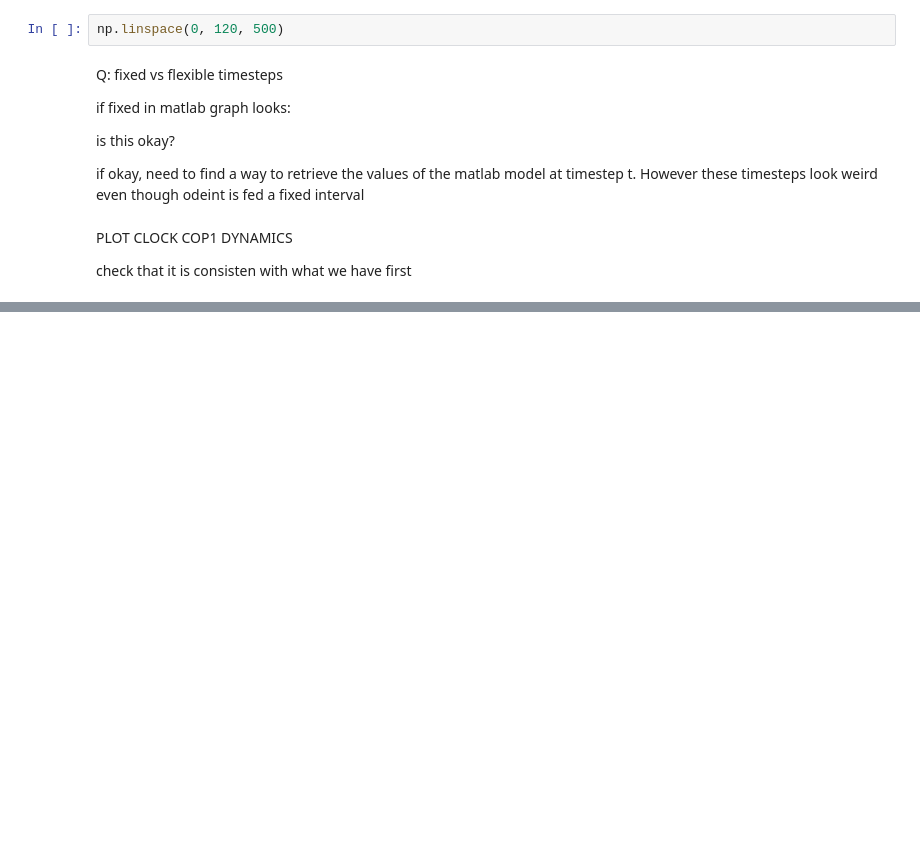
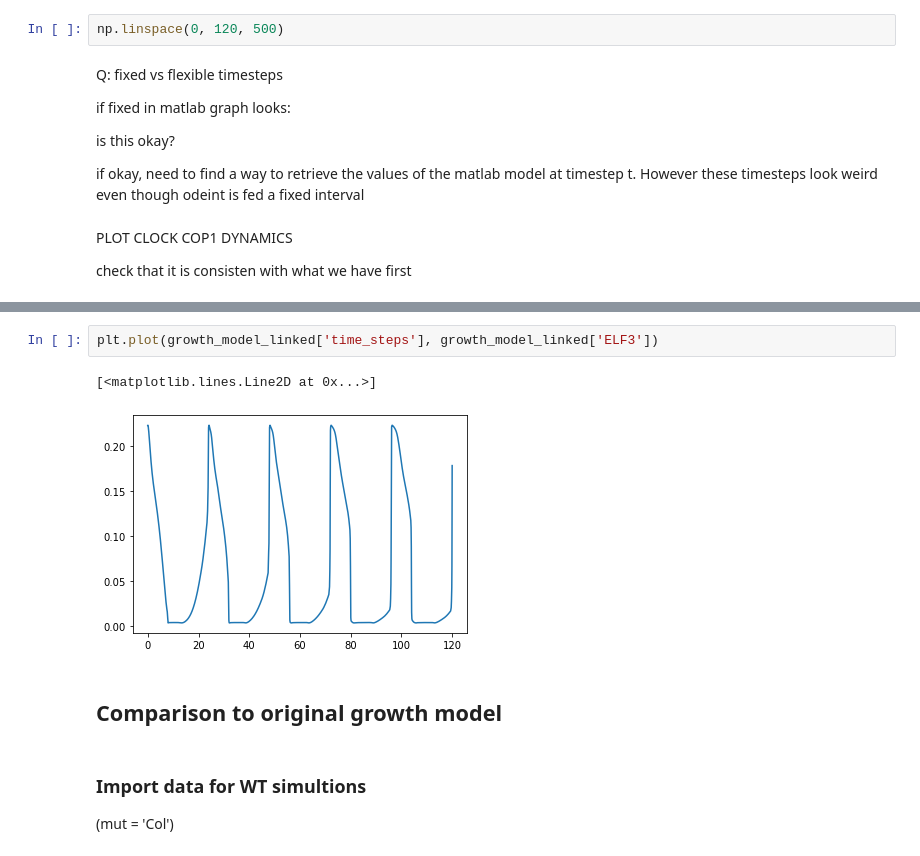
Before and after one commit to cbantock/arabidopsis_clock_linked_growth_model, a Jupyter notebook: CB_hypocotyl_growth_model.ipynb, the cells around one changed output, grey strips where cells are left out. Saved outputs shown, nothing was run; the diff lists cells and outputs as text; blank space fills up the shorter version.

```diff
--- a/CB_hypocotyl_growth_model.ipynb
+++ b/CB_hypocotyl_growth_model.ipynb
@@ -799,0 +890,10 @@ check that it is consisten with what we have first
+# %%
+plt.plot(growth_model_linked['time_steps'], growth_model_linked['ELF3'])
+# %% [output]
+[<matplotlib.lines.Line2D at 0x...>]
+[figure, added]
+# %% [markdown]
+## Comparison to original growth model
+# %% [markdown]
+### Import data for WT simultions
+(mut = 'Col')
```
Also changed, not shown: parts of 26 cells of this notebook.
